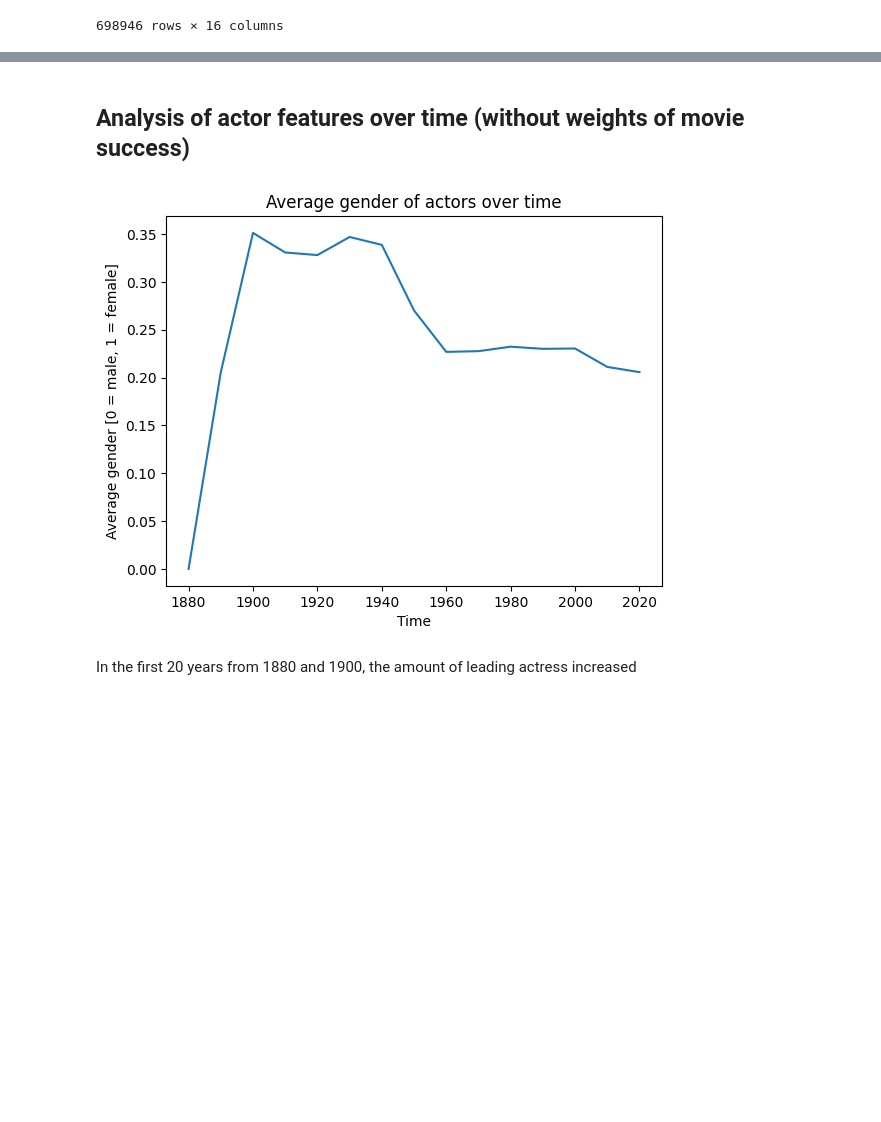
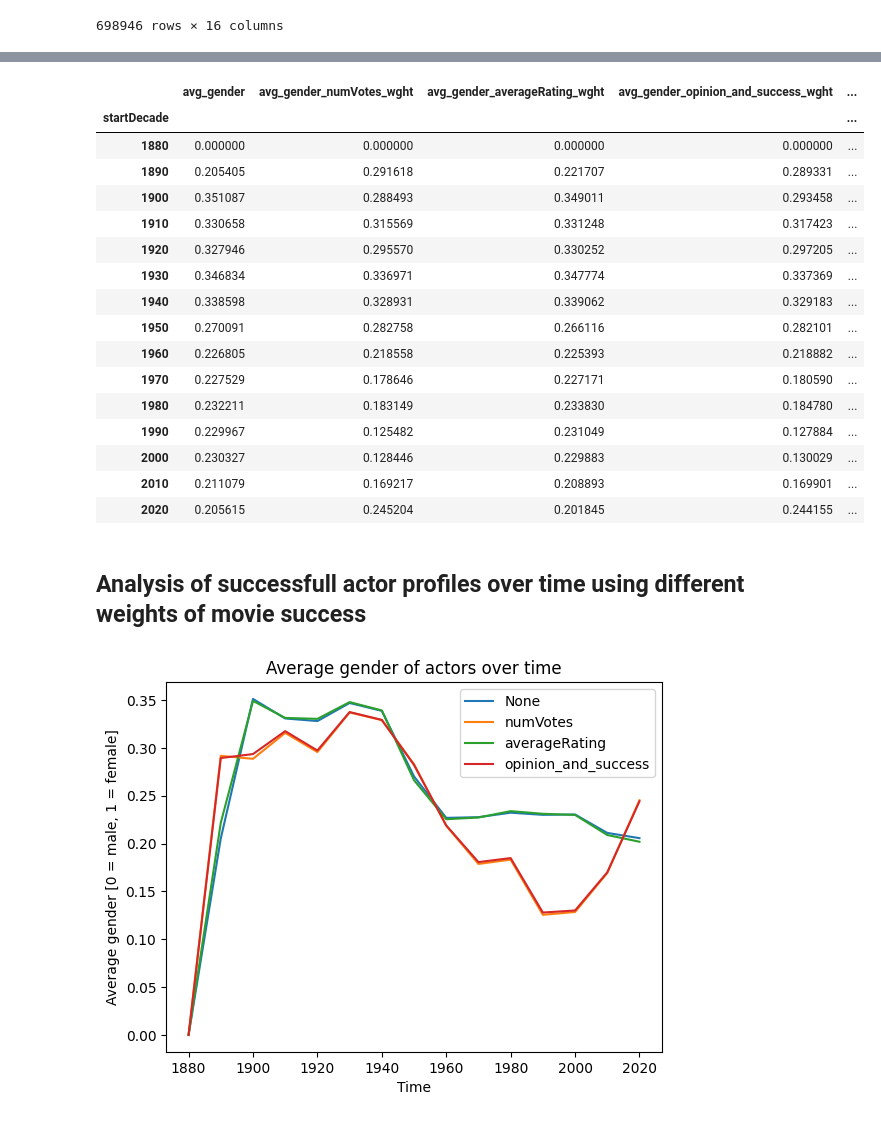
Before and after one commit to epfl-ada/ada-2022-project-jash, a Jupyter notebook: analysis_overtime.ipynb, the cells around one changed output, grey strips where cells are left out. Cells and saved outputs as stored; diff of their text form; code cells hidden in the pictures; blank space fills up the shorter version.

```diff
--- a/analysis_overtime.ipynb
+++ b/analysis_overtime.ipynb
@@ -69,2 +64,48 @@ movie_actor_combi_per_decade
+# %%
+# computing (weighted) averages for ever actor feature
+# TODO add experience per genre
+def applyOnDecade(x):
+    d = {}
+    d["avg_gender"] = x["gender"].mean()
+    d["avg_gender_numVotes_wght"] = weighted_average(x, "gender", "numVotes")
+    d["avg_gender_averageRating_wght"] = weighted_average(x, "gender", "averageRating")
+    d["avg_gender_opinion_and_success_wght"] = weighted_average(x, "gender", "opinion_and_success")
+
+    d["avg_age_at_movie_start"] = x["age_at_movie_start"].mean()
+    d["avg_age_at_movie_start_numVotes_wght"] = weighted_average(x, "age_at_movie_start", "numVotes")
+    d["avg_age_at_movie_start_averageRating_wght"] = weighted_average(x, "age_at_movie_start", "averageRating")
+    d["avg_age_at_movie_start_opinion_and_success_wght"] = weighted_average(x, "age_at_movie_start", "opinion_and_success")
+
+    d["avg_exp_so_far"] = x["exp_so_far"].mean()
+    d["avg_exp_so_far_numVotes_wght"] = weighted_average(x, "exp_so_far", "numVotes")
+    d["avg_exp_so_far_averageRating_wght"] = weighted_average(x, "exp_so_far", "averageRating")
+    d["avg_exp_so_far_opinion_and_success_wght"] = weighted_average(x, "exp_so_far", "opinion_and_success")
+
+    return pd.Series(d, index=[
+        "avg_gender", "avg_gender_numVotes_wght", "avg_gender_averageRating_wght", "avg_gender_opinion_and_success_wght",
+        "avg_age_at_movie_start", "avg_age_at_movie_start_numVotes_wght", "avg_age_at_movie_start_averageRating_wght", "avg_age_at_movie_start_opinion_and_success_wght",
+        "avg_exp_so_far", "avg_exp_so_far_numVotes_wght", "avg_exp_so_far_averageRating_wght", "avg_exp_so_far_opinion_and_success_wght"
+        ])
+
+movie_actor_combi_per_decade = movie_actor_combi.groupby("startDecade").apply(applyOnDecade)
+movie_actor_combi_per_decade
+# %% [output]
+|  | avg_gender | avg_gender_numVotes_wght | avg_gender_averageRating_wght | avg_gender_opinion_and_success_wght | ... |
+| startDecade |  |  |  |  | ... |
+| 1880 | 0.000000 | 0.000000 | 0.000000 | 0.000000 | ... |
+| 1890 | 0.205405 | 0.291618 | 0.221707 | 0.289331 | ... |
+| 1900 | 0.351087 | 0.288493 | 0.349011 | 0.293458 | ... |
+| 1910 | 0.330658 | 0.315569 | 0.331248 | 0.317423 | ... |
+| 1920 | 0.327946 | 0.295570 | 0.330252 | 0.297205 | ... |
+| 1930 | 0.346834 | 0.336971 | 0.347774 | 0.337369 | ... |
+| 1940 | 0.338598 | 0.328931 | 0.339062 | 0.329183 | ... |
+| 1950 | 0.270091 | 0.282758 | 0.266116 | 0.282101 | ... |
+| 1960 | 0.226805 | 0.218558 | 0.225393 | 0.218882 | ... |
+| 1970 | 0.227529 | 0.178646 | 0.227171 | 0.180590 | ... |
+| 1980 | 0.232211 | 0.183149 | 0.233830 | 0.184780 | ... |
+| 1990 | 0.229967 | 0.125482 | 0.231049 | 0.127884 | ... |
+| 2000 | 0.230327 | 0.128446 | 0.229883 | 0.130029 | ... |
+| 2010 | 0.211079 | 0.169217 | 0.208893 | 0.169901 | ... |
+| 2020 | 0.205615 | 0.245204 | 0.201845 | 0.244155 | ... |
 # %% [markdown]
-## Analysis of actor features over time (without weights of movie success)
+## Analysis of successfull actor profiles over time using different weights of movie success
@@ -71,11 +117,13 @@ movie_actor_combi_per_decade
 # %%
-plt.plot(movie_actor_combi_per_decade["startDecade"], movie_actor_combi_per_decade["gender"])
+plt.plot(index, movie_actor_combi_per_decade["avg_gender"], label="none")
+plt.plot(index, movie_actor_combi_per_decade["avg_gender_numVotes_wght"].values, label="numVotes")
+plt.plot(index, movie_actor_combi_per_decade["avg_gender_averageRating_wght"].values, label="averageRating")
+plt.plot(index, movie_actor_combi_per_decade["avg_gender_opinion_and_success_wght"].values, label="opinion_and_success")
 plt.xlabel("Time")
 plt.ylabel("Average gender [0 = male, 1 = female]")
 plt.title("Average gender of actors over time")
+plt.legend(title="Weighted by")
 plt.show()
 # %% [output]
-[figure, old version]
+[figure, new version]
-# %% [markdown]
-In the first 20 years from 1880 and 1900, the amount of leading actress increased
 # %%
```
Also changed, not shown: parts of 13 cells of this notebook.
